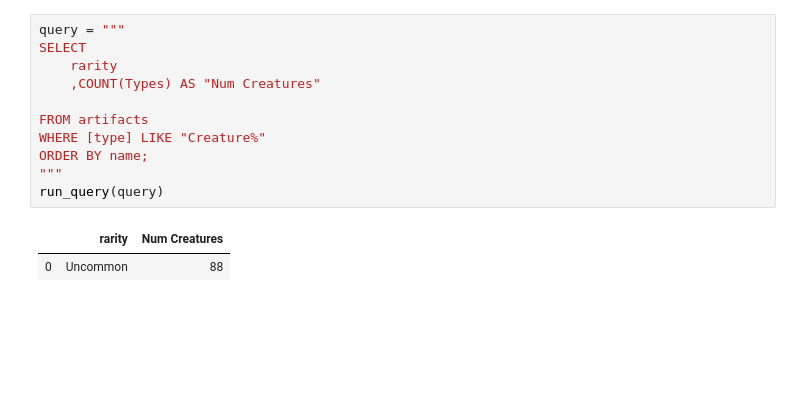
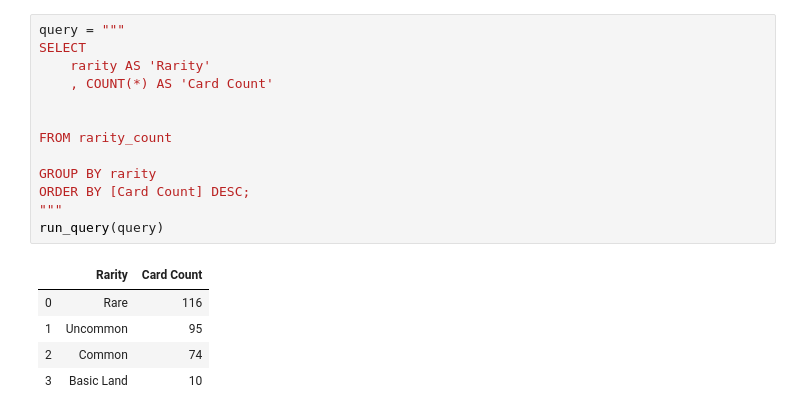
Before and after one commit to m311y/Data-Visualization-in-Python, a Jupyter notebook: mtgPython/MTG Data.ipynb, the cells around one changed output. Saved outputs shown, nothing was run; the diff lists cells and outputs as text; blank space fills up the shorter version.

```diff
--- a/mtgPython/MTG Data.ipynb
+++ b/mtgPython/MTG Data.ipynb
@@ -58,14 +58,19 @@ run_query(query)
 # %%
 query = """
 SELECT
-    rarity
-    ,COUNT(Types) AS "Num Creatures"
+    rarity AS 'Rarity'
+    , COUNT(*) AS 'Card Count'
 
-FROM artifacts
-WHERE [type] LIKE "Creature%"
-ORDER BY name;
+
+FROM rarity_count
+
+GROUP BY rarity
+ORDER BY [Card Count] DESC;
 """
 run_query(query)
 # %% [output]
-|  | rarity | Num Creatures |
-| 0 | Uncommon | 88 |
+|  | Rarity | Card Count |
+| 0 | Rare | 116 |
+| 1 | Uncommon | 95 |
+| 2 | Common | 74 |
+| 3 | Basic Land | 10 |
```
Also changed, not shown: parts of 4 cells of this notebook, 1 other file.
